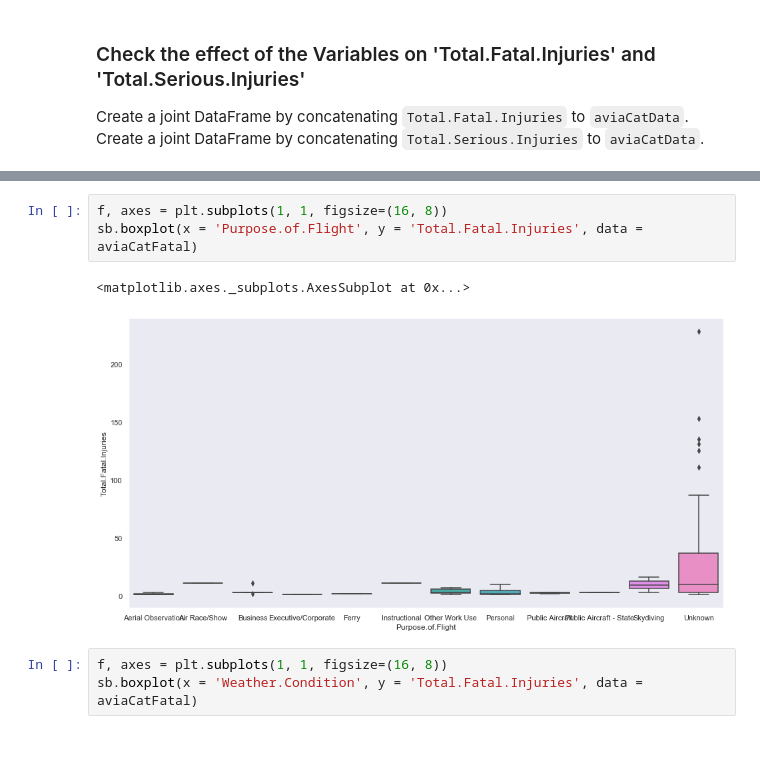
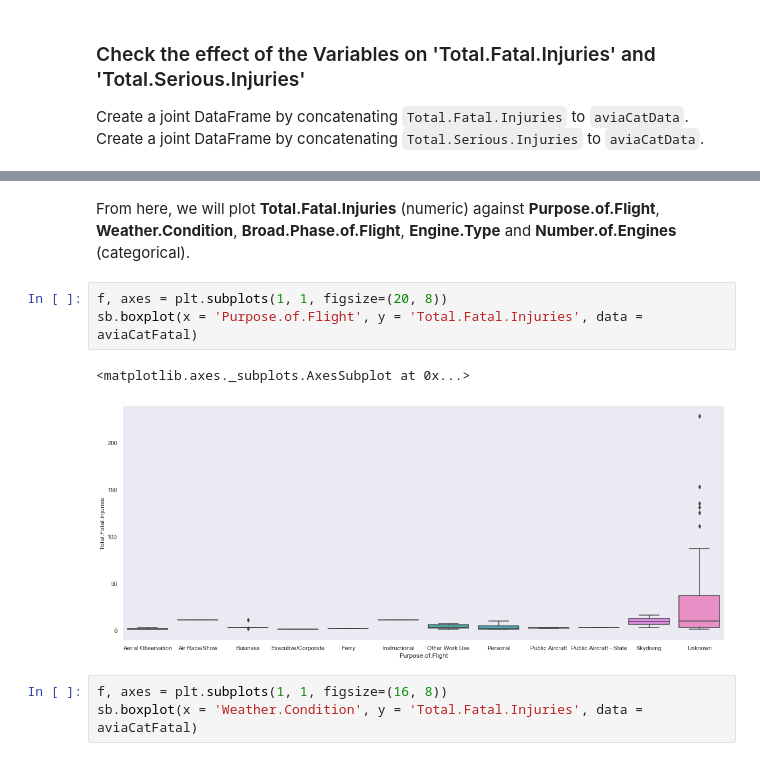
Before and after one commit to hienvantran/CZ1015_FS4_project, a Jupyter notebook: Visualizationv2.ipynb, the cells around one changed output, grey strips where cells are left out. Saved outputs shown, nothing was run; the diff lists cells and outputs as text.

```diff
--- a/Visualizationv2.ipynb
+++ b/Visualizationv2.ipynb
@@ -237,12 +202,14 @@ aviaCatFatal.head()
 | 584 | Turbo Prop | NaN | CRUISE | NaN | 1.0 | ... |
 | 1024 | Turbo Prop | VMC | MANEUVERING | NaN | 1.0 | ... |
 | 1025 | Reciprocating | VMC | MANEUVERING | NaN | 1.0 | ... |
+# %% [markdown]
+From here, we will plot **Total.Fatal.Injuries** (numeric) against **Purpose.of.Flight**, **Weather.Condition**, **Broad.Phase.of.Flight**, **Engine.Type** and **Number.of.Engines** (categorical).
 # %%
-f, axes = plt.subplots(1, 1, figsize=(16, 8))
+f, axes = plt.subplots(1, 1, figsize=(20, 8))
 sb.boxplot(x = 'Purpose.of.Flight', y = 'Total.Fatal.Injuries', data = aviaCatFatal)
 # %% [output]
 <matplotlib.axes._subplots.AxesSubplot at 0x...>
-[figure, old version]
+[figure, new version]
 # %%
 f, axes = plt.subplots(1, 1, figsize=(16, 8))
 sb.boxplot(x = 'Weather.Condition', y = 'Total.Fatal.Injuries', data = aviaCatFatal)
```
Also changed, not shown: parts of 5 cells of this notebook.
